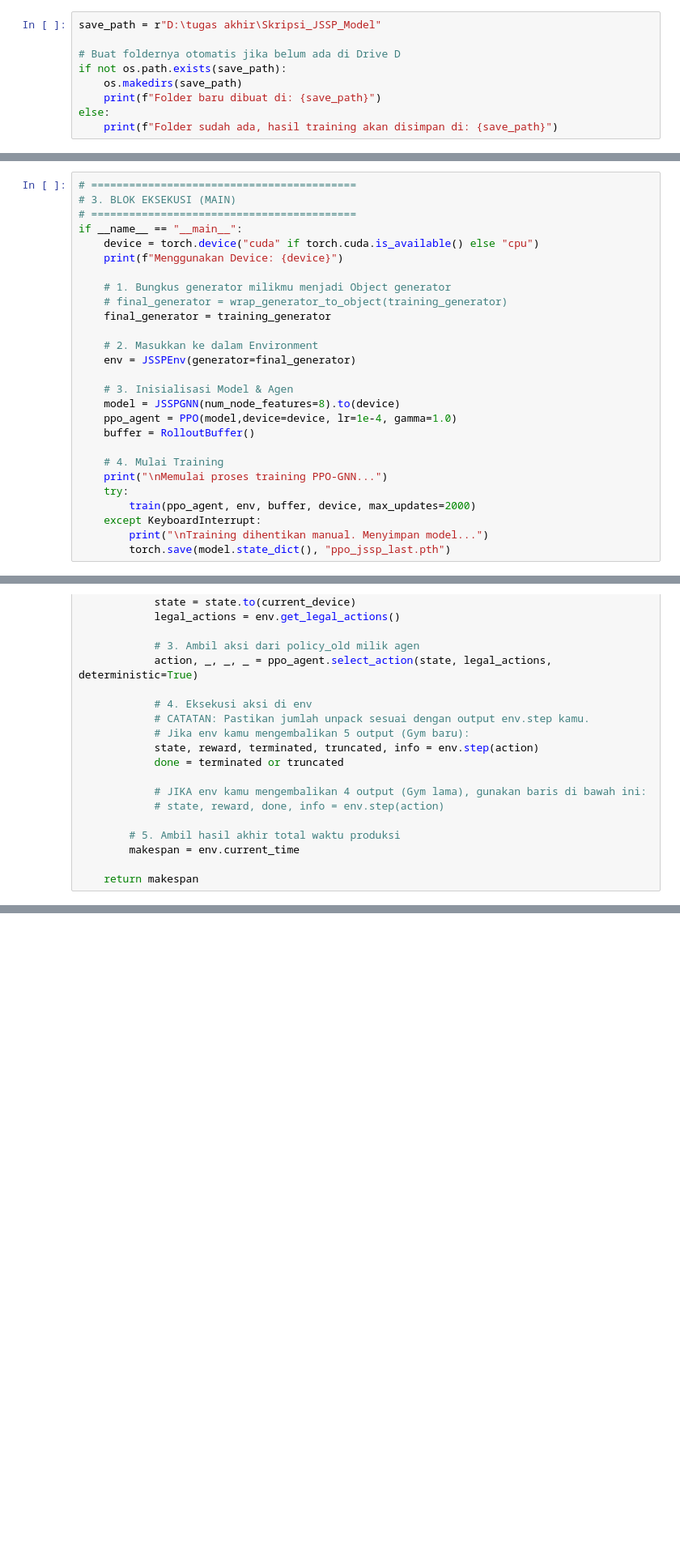
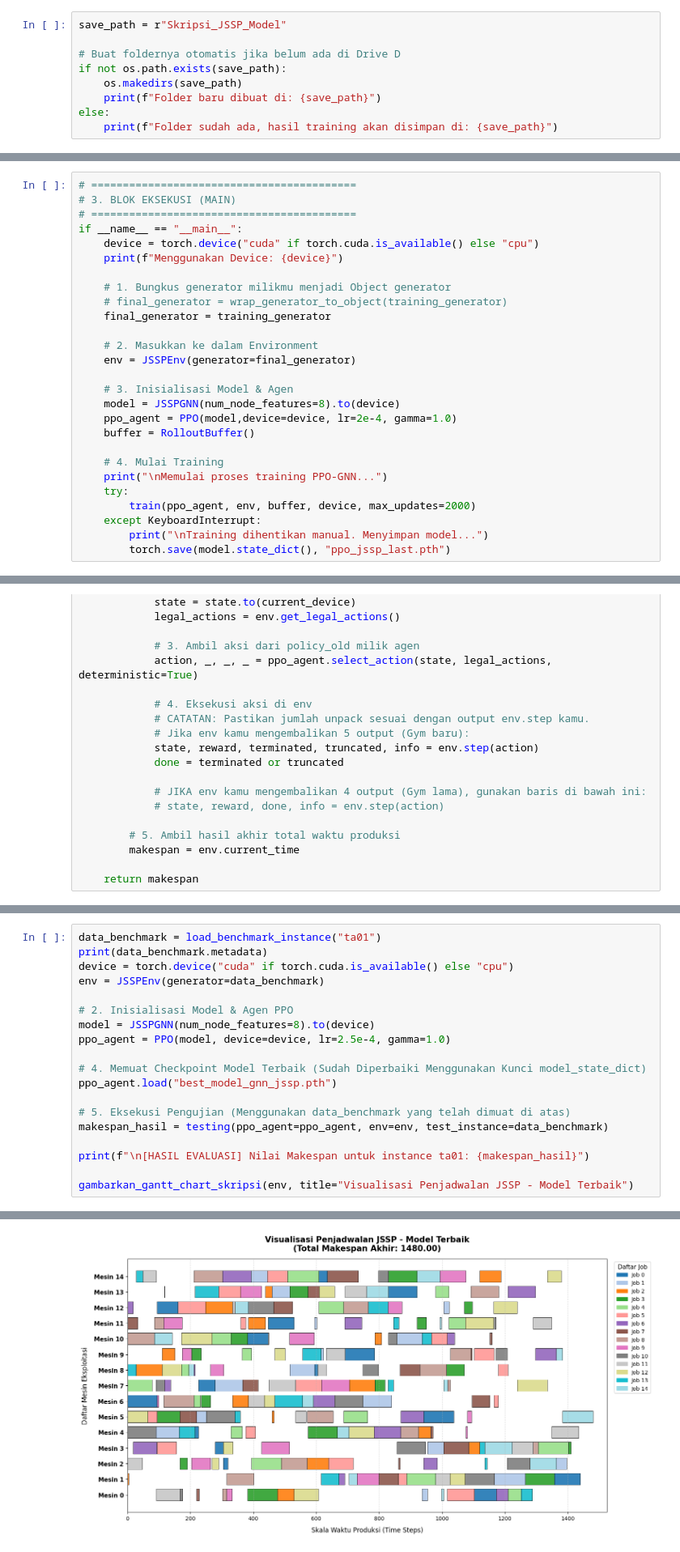
Before and after one commit to Basin312/TugasAkhirDL, a Jupyter notebook: Tugas_akhir_2.ipynb, the cells around one changed output, grey strips where cells are left out. Shown at 81% size. Drawn from its saved outputs; the diff is of its cells as text; blank space fills up the shorter version.

```diff
--- a/Tugas_akhir_2.ipynb
+++ b/Tugas_akhir_2.ipynb
@@ -595,7 +618,7 @@ class PPO:
 # %% [markdown]
 ##Setting save file model dan grafik
 # %%
-save_path = r"D:\tugas akhir\Skripsi_JSSP_Model"
+save_path = r"Skripsi_JSSP_Model"
 
 # Buat foldernya otomatis jika belum ada di Drive D
 if not os.path.exists(save_path):
@@ -830,7 +853,7 @@ if __name__ == "__main__":
 
     # 3. Inisialisasi Model & Agen
     model = JSSPGNN(num_node_features=8).to(device)
-    ppo_agent = PPO(model,device=device, lr=1e-4, gamma=1.0)
+    ppo_agent = PPO(model,device=device, lr=2e-4, gamma=1.0)
     buffer = RolloutBuffer()
 
     # 4. Mulai Training
@@ -1049,0 +1125,20 @@ def gambarkan_gantt_chart_skripsi(env, title="Gantt Chart JSSP"):
+# %%
+data_benchmark = load_benchmark_instance("ta01")
+print(data_benchmark.metadata)
+device = torch.device("cuda" if torch.cuda.is_available() else "cpu")
+env = JSSPEnv(generator=data_benchmark)
+
+# 2. Inisialisasi Model & Agen PPO
+model = JSSPGNN(num_node_features=8).to(device)
+ppo_agent = PPO(model, device=device, lr=2.5e-4, gamma=1.0)
+
+# 4. Memuat Checkpoint Model Terbaik (Sudah Diperbaiki Menggunakan Kunci model_state_dict)
+ppo_agent.load("best_model_gnn_jssp.pth")
+
+# 5. Eksekusi Pengujian (Menggunakan data_benchmark yang telah dimuat di atas)
+makespan_hasil = testing(ppo_agent=ppo_agent, env=env, test_instance=data_benchmark)
+
+print(f"\n[HASIL EVALUASI] Nilai Makespan untuk instance ta01: {makespan_hasil}")
+
+gambarkan_gantt_chart_skripsi(env, title="Visualisasi Penjadwalan JSSP - Model Terbaik")
+# %% [output]
@@ -1049,0 +1149 @@ def gambarkan_gantt_chart_skripsi(env, title="Gantt Chart JSSP"):
+[figure, added]
```
Also changed, not shown: parts of 10 cells of this notebook, 1 other file.
